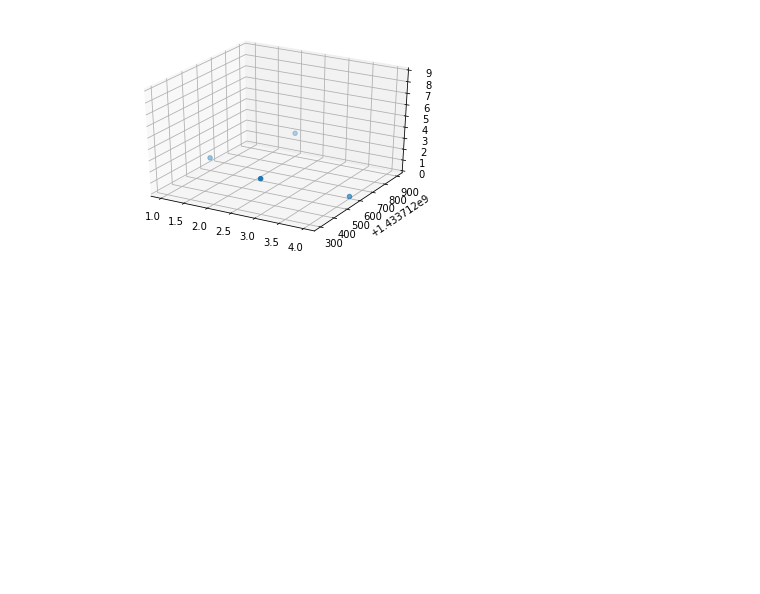
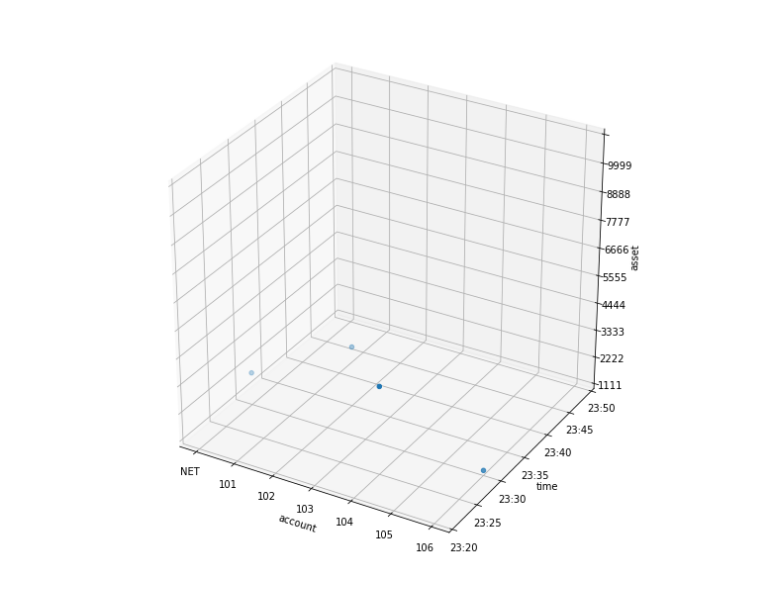
Before and after one commit to alaarmann/mixedpy, a Jupyter notebook: ResourceUsageHistory.ipynb, the cells around one changed output. Cells and saved outputs as stored; diff of their text form; code cells hidden in the pictures; blank space fills up the shorter version.

Commit message:
Beautify plot, add position to account

```diff
--- a/ResourceUsageHistory.ipynb
+++ b/ResourceUsageHistory.ipynb
@@ -2,9 +2,25 @@
 import numpy as np
 from datetime import datetime
 
-accounts = ['NET', '101', '102', '103', '104']
+accounts = ['NET', '101', '102', '103', '104', '105', '106']
 
-assets = ['1111', '2222', '3333', '4444']
+assets = ['1111', '2222', '3333', '4444', '5555', '6666', '7777', '8888', '9999']
+
+time_format = '%H:%M'
+time_ticks = [datetime(2015, 6, 7, 23, 20).timestamp(),
+              datetime(2015, 6, 7, 23, 25).timestamp(),
+              datetime(2015, 6, 7, 23, 30).timestamp(),
+              datetime(2015, 6, 7, 23, 35).timestamp(),
+              datetime(2015, 6, 7, 23, 40).timestamp(),
+              datetime(2015, 6, 7, 23, 45).timestamp(),
+              datetime(2015, 6, 7, 23, 50).timestamp()]
+time_labels = [datetime(2015, 6, 7, 23, 20).strftime(time_format),
+               datetime(2015, 6, 7, 23, 25).strftime(time_format),
+               datetime(2015, 6, 7, 23, 30).strftime(time_format),
+               datetime(2015, 6, 7, 23, 35).strftime(time_format),
+               datetime(2015, 6, 7, 23, 40).strftime(time_format),
+               datetime(2015, 6, 7, 23, 45).strftime(time_format),
+               datetime(2015, 6, 7, 23, 50).strftime(time_format)]
 
 
 # 3D vector: account, booking time, asset
@@ -15,15 +31,23 @@ ruh_entry04 = np.array ([4, datetime(2015, 6, 7, 23, 30).timestamp(), 0])
 # %%
 %matplotlib inline
 import matplotlib.pyplot as plt
 from mpl_toolkits.mplot3d import Axes3D
-
-subplot3d = plt.subplot(111, projection='3d')
+fig = plt.figure(figsize=(10,10))
+subplot3d = fig.add_subplot(111, projection='3d')
 x_coords, y_coords, z_coords = zip(ruh_entry01, ruh_entry02, ruh_entry03, ruh_entry04)
 subplot3d.scatter(x_coords, y_coords, z_coords)
+subplot3d.set_xlabel('account')
+subplot3d.set_xticklabels(accounts)
+subplot3d.set_ylim3d([time_ticks[0], time_ticks[-1]])
+subplot3d.set_ylabel('time')
+subplot3d.set_yticks(time_ticks)
+subplot3d.set_yticklabels(time_labels)
 subplot3d.set_zlim3d([0, 9])
+subplot3d.set_zlabel('asset')
+subplot3d.set_zticklabels(assets)
 plt.show()
 # %% [output]
-[figure, old version]
+[figure, new version]
 # %%
 def plot_vectors3d(ax, vectors3d, z0, **options):
     for v in vectors3d:
```
Also changed, not shown: parts of 3 cells of this notebook.
